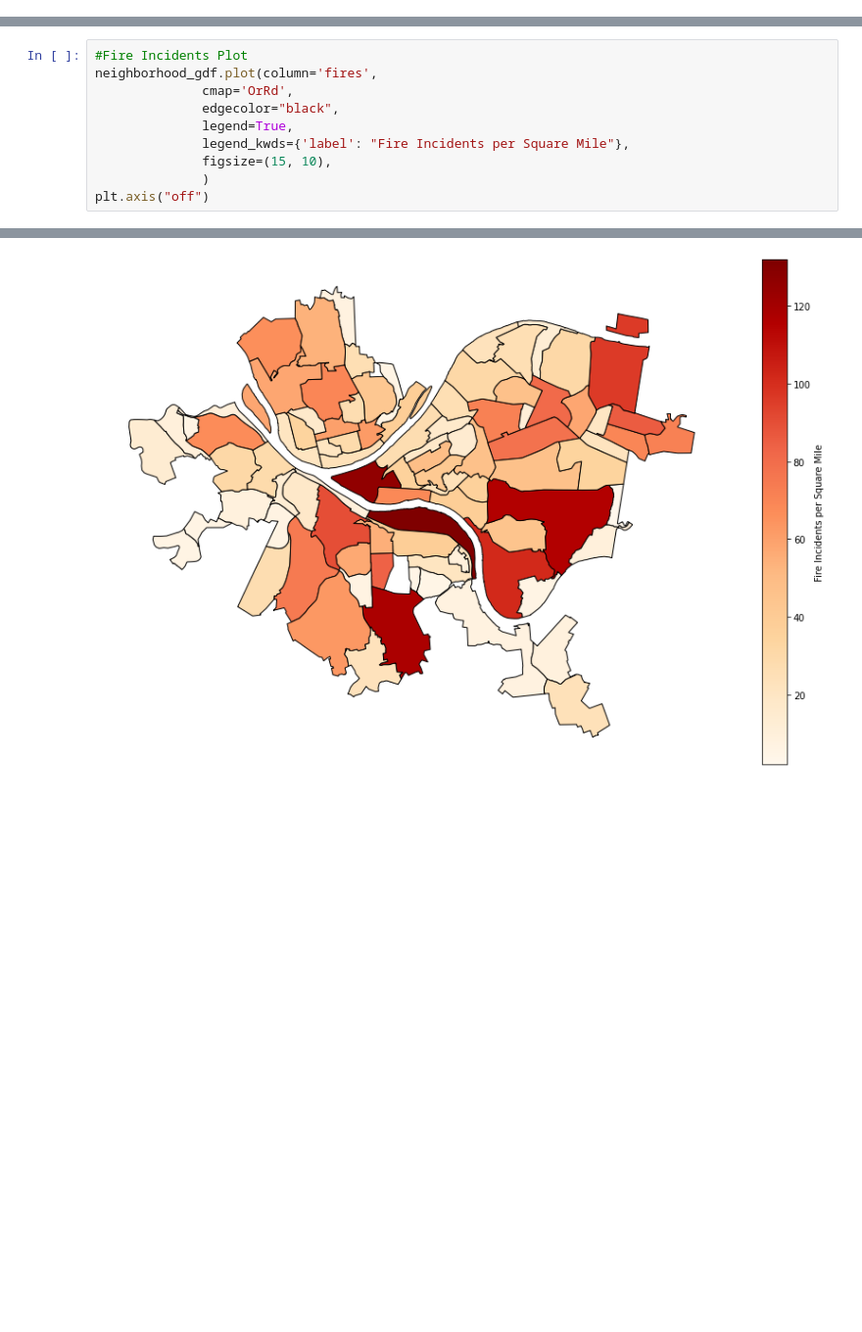
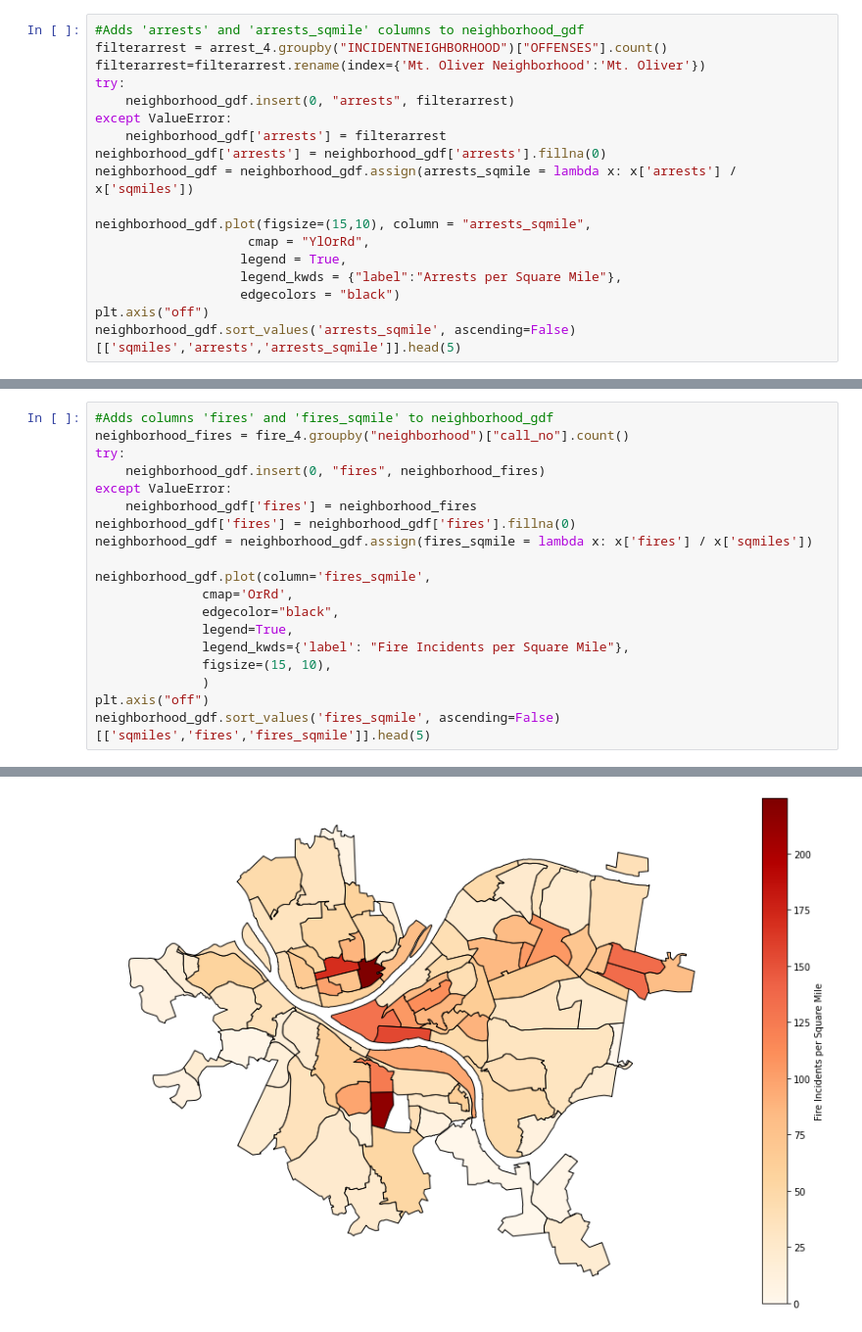
Before and after one commit to dmiller3445/Group-70, a Jupyter notebook: Final.ipynb, the cells around one changed output, grey strips where cells are left out. Shown: that part at 98% size. Saved outputs shown, nothing was run; the diff lists cells and outputs as text; blank space fills up the shorter version.

```diff
--- a/Final.ipynb
+++ b/Final.ipynb
@@ -130,0 +31,18 @@ plt.axis("off")
+# %%
+#Adds 'arrests' and 'arrests_sqmile' columns to neighborhood_gdf
+filterarrest = arrest_4.groupby("INCIDENTNEIGHBORHOOD")["OFFENSES"].count()
+filterarrest=filterarrest.rename(index={'Mt. Oliver Neighborhood':'Mt. Oliver'})
+try:
+    neighborhood_gdf.insert(0, "arrests", filterarrest)
+except ValueError:
+    neighborhood_gdf['arrests'] = filterarrest
+neighborhood_gdf['arrests'] = neighborhood_gdf['arrests'].fillna(0)
+neighborhood_gdf = neighborhood_gdf.assign(arrests_sqmile = lambda x: x['arrests'] / x['sqmiles'])
+
+neighborhood_gdf.plot(figsize=(15,10), column = "arrests_sqmile",
+                    cmap = "YlOrRd",
+                   legend = True,
+                   legend_kwds = {"label":"Arrests per Square Mile"},
+                   edgecolors = "black")
+plt.axis("off")
+neighborhood_gdf.sort_values('arrests_sqmile', ascending=False)[['sqmiles','arrests','arrests_sqmile']].head(5)
@@ -131,6 +58,14 @@ plt.axis("off")
 # %%
-#Fire Incidents Plot
-neighborhood_gdf.plot(column='fires',
+#Adds columns 'fires' and 'fires_sqmile' to neighborhood_gdf
+neighborhood_fires = fire_4.groupby("neighborhood")["call_no"].count()
+try:
+    neighborhood_gdf.insert(0, "fires", neighborhood_fires)
+except ValueError:
+    neighborhood_gdf['fires'] = neighborhood_fires
+neighborhood_gdf['fires'] = neighborhood_gdf['fires'].fillna(0)
+neighborhood_gdf = neighborhood_gdf.assign(fires_sqmile = lambda x: x['fires'] / x['sqmiles'])
+
+neighborhood_gdf.plot(column='fires_sqmile',
               cmap='OrRd',
               edgecolor="black",
               legend=True,
@@ -138,4 +73,5 @@ neighborhood_gdf.plot(column='fires',
               figsize=(15, 10),
               )
 plt.axis("off")
+neighborhood_gdf.sort_values('fires_sqmile', ascending=False)[['sqmiles','fires','fires_sqmile']].head(5)
 # %% [output]
@@ -143 +85 @@ plt.axis("off")
-[figure, old version]
+[figure, new version]
```
Also changed, not shown: parts of 15 cells of this notebook, 1 other file.
